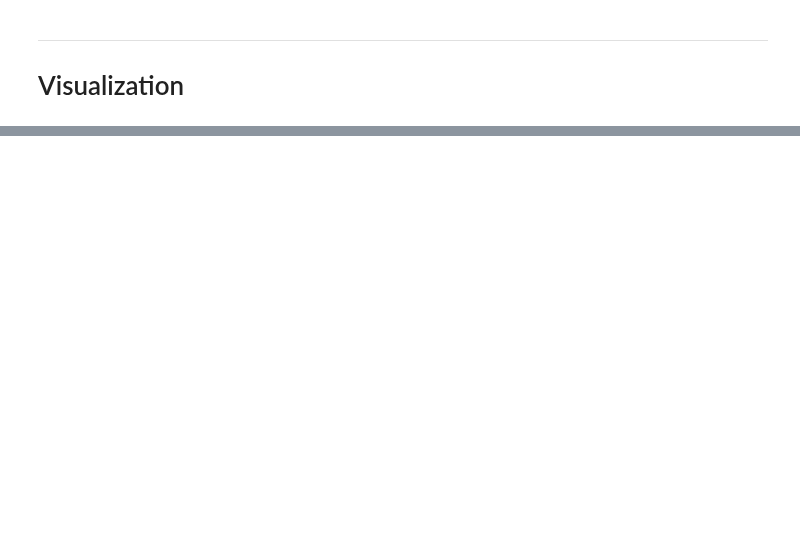
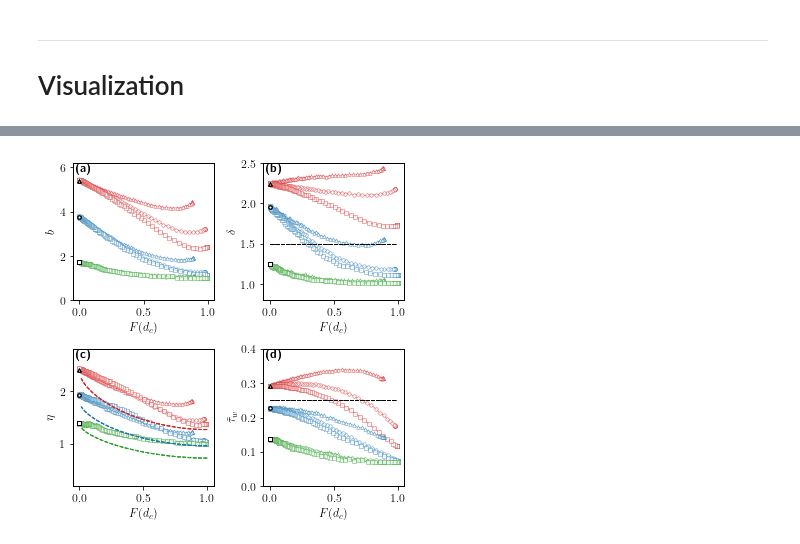
Before and after one commit to poss-group/matsim-bimodal-1, a Jupyter notebook: python_analysis/AnalyzeCarbonFootprint.ipynb, the cells around one changed output, grey strips where cells are left out. Drawn from its saved outputs; the diff is of its cells as text; code cells hidden in the pictures; blank space fills up the shorter version.

```diff
--- a/python_analysis/AnalyzeCarbonFootprint.ipynb
+++ b/python_analysis/AnalyzeCarbonFootprint.ipynb
@@ -747,0 +1012,97 @@ plt.show()
+# %%
+def get_b_from_lambda(Lambda):
+
+    return Lambda/(B*D*D)
+
+def get_delta_from_b(b):
+    delta_m = 3.0
+    delta = np.exp(np.log(2*delta_m/3 + 1/(3*delta_m))*np.log(2*b-1)/np.log(2))
+
+    return delta
+
+get_delta_from_bVectorized = np.vectorize(get_delta_from_b)
+
+def get_wait_time_from_b(b):
+    v = 30
+    alpha = np.sqrt(2)
+    D = 5
+    B = 0.75
+    q = 4*np.sqrt(2)/(3*np.pi)
+    Lambda = 1 + 1/(q*(1+q))
+    rt = (2*b - 1)/(2*v*alpha*D*B)*6
+    return rt*Lambda
+
+get_wait_time_from_bVectorized = np.vectorize(get_wait_time_from_b)
+
+
+def plot_Drt_params(*args):
+
+    n_sims = len(args)
+    fig,axs = plt.subplots(2,2,figsize=(2*size,2*size))
+
+    for i in range(0,n_sims):
+        theory_eta = args[i]["theory_values"]["eta"]
+        theory_bimodal_fraction = args[i]["theory_values"]["bimodal_fraction"]
+        theory_drt_occupancy = args[i]["theory_values"]["pareto_drt_occupancy_theory"]
+        for j in range(0,len(args[i]["df_2"])):
+            bimodal_fraction = args[i]["data_values"]["bimodal_fraction"][j]
+            drt_occupancy_bi = args[i]["drt_stats"]["drt_occupancy_bi"][j]
+            drt_detour_bi = args[i]["drt_stats"]["drt_detour_bi"][j]
+            drt_efficiency_bi = args[i]["drt_stats"]["drt_efficiency_bi"][j]
+            drt_waiting_time_bi = args[i]["drt_stats"]["drt_waiting_time_bi"][j]
+            drt_occupancy_uni = args[i]["drt_stats"]["drt_occupancy_uni"]
+            drt_detour_uni = args[i]["drt_stats"]["drt_detour_uni"]
+            drt_efficiency_uni = args[i]["drt_stats"]["drt_efficiency_uni"]
+            drt_waiting_time_uni = args[i]["drt_stats"]["drt_waiting_time_uni"]
+            delta_theory = get_delta_from_bVectorized(drt_occupancy_bi)
+
+            drt_wait_time_bi_theory = get_wait_time_from_bVectorized(drt_occupancy_bi)
+
+            marker = marker_list[j]
+            color = color_list[i]
+            marker_uni = marker_list[i]
+
+            axs[0][0].plot(bimodal_fraction,drt_occupancy_bi,marker,mfc='white',linestyle='solid',c=color,markersize=markersize,lw=0.5,markeredgewidth=0.5,alpha=alpha)
+            axs[0][0].scatter(0,drt_occupancy_uni,color='black',s=10,zorder=10,marker=marker_uni,facecolor='white')
+            #axs[0][0].grid(visible=True)
+            axs[0][0].set_xlabel(r"$F(d_{c})$")
+            axs[0][0].set_ylabel(r"$b$")
+            axs[0][0].set_title(r"$\textbf{(a)}$",x=0.08,y=0.89)
+            axs[0][0].set_ylim(0,6.2)
+            #axs[0][0].plot(theory_bimodal_fraction,theory_drt_occupancy)
+
+            axs[0][1].plot(bimodal_fraction,drt_detour_bi,marker,mfc='white',linestyle='solid',c=color,markersize=markersize,lw=0.5,markeredgewidth=0.5,alpha=alpha)
+            axs[0][1].scatter(0,drt_detour_uni,color='black',s=10,zorder=10,marker=marker_uni,facecolor='white')
+            #axs[0][1].plot(bimodal_fraction,delta_theory,ls='dashed',c=color,lw=1)
+            axs[0][1].axhline(y=1.5,xmin=0.05,xmax=0.95,c='black',ls='dashed',lw=1,zorder=10)
+            #axs[0][1].grid(visible=True)
+            axs[0][1].set_xlabel(r"$F(d_{c})$")
+            axs[0][1].set_ylabel(r"$\delta$")
+            axs[0][1].set_title(r"$\textbf{(b)}$",x=0.08,y=0.89)
+            axs[0][1].set_ylim(0.8,2.5)
+
+            axs[1][0].plot(bimodal_fraction,drt_efficiency_bi,marker,mfc='white',linestyle='solid',c=color,markersize=markersize,lw=0.5,markeredgewidth=0.5,alpha=alpha)
+            axs[1][0].scatter(0,drt_efficiency_uni,color='black',s=10,zorder=10,marker=marker_uni,facecolor='white')
+            axs[1][0].plot(theory_bimodal_fraction,theory_eta,ls='dashed',c=color,lw=1,zorder=10)
+            #axs[1][0].grid(visible=True,zorder=-2)
+            axs[1][0].set_xlabel(r"$F(d_{c})$")
+            axs[1][0].set_ylabel(r"$\eta$")
+            axs[1][0].set_title(r"$\textbf{(c)}$",x=0.08,y=0.89)
+            axs[1][0].set_ylim(0.20,2.8)
+
+            axs[1][1].plot(bimodal_fraction,drt_waiting_time_bi,marker,mfc='white',linestyle='solid',c=color,markersize=markersize,lw=0.5,markeredgewidth=0.5,alpha=alpha)
+            #axs[1][1].plot(bimodal_fraction,drt_wait_time_bi_theory,marker,linestyle='dashed',c=color,lw=0.5,alpha=alpha)
+            axs[1][1].scatter(0,drt_waiting_time_uni,color='black',s=10,zorder=10,marker=marker_uni,facecolor='white')
+            axs[1][1].axhline(y=0.25,xmin=0.05,xmax=0.95,c='black',ls='dashed',lw=1,zorder=10)
+            #axs[1][1].grid(visible=True)
+            axs[1][1].set_xlabel(r"$F(d_{c})$")
+            axs[1][1].set_ylabel(r"$\tilde{\tau}_{w}$")
+            axs[1][1].set_title(r"$\textbf{(d)}$",x=0.08,y=0.89)
+            axs[1][1].set_ylim(0.0,0.4)
+
+    plt.tight_layout()
+    plt.savefig('figures/drt_stats.pdf')
+
+plot_Drt_params(output_100K_20L_20l,output_10K_20L_20l,output_1K_20L_20l)
+# %% [output]
+[figure, added]
```
Also changed, not shown: parts of 104 cells of this notebook, 9 other files.
